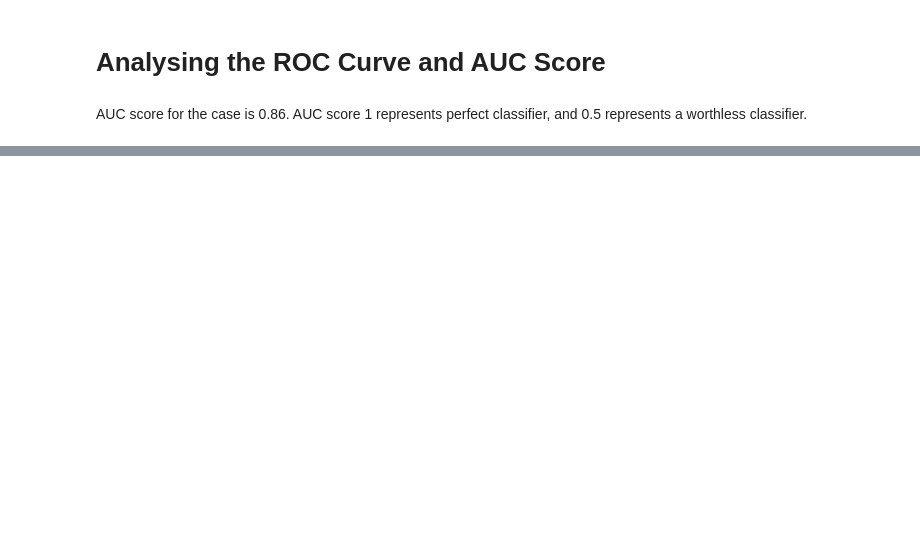
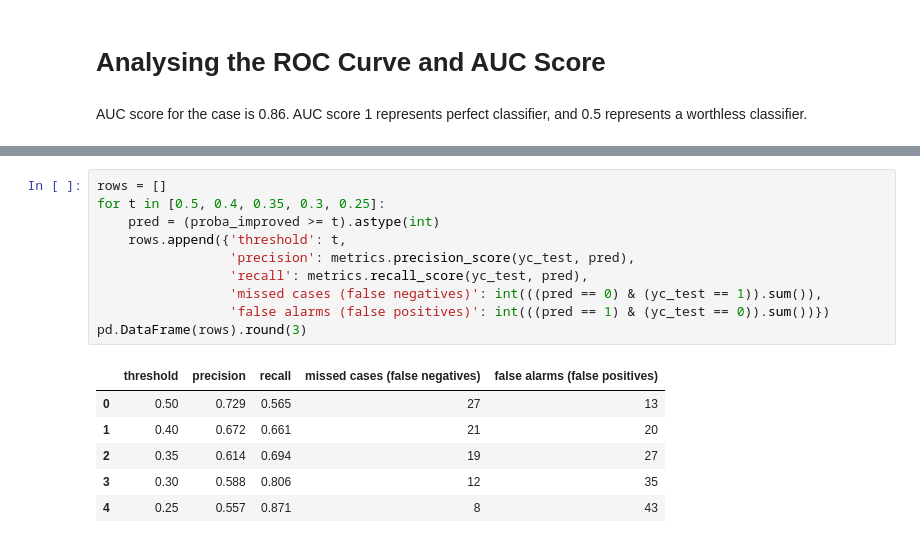
Before and after one commit to SOUJU96/QA-Automation-Portfolio, a Jupyter notebook: Machine-Learning-Python/Diabetes-Logistic-Regression/Diabetes_Logistic_Regression_ROC_AUC.ipynb, the cells around one changed output, grey strips where cells are left out. Drawn from its saved outputs; the diff is of its cells as text; blank space fills up the shorter version.

```diff
--- a/Machine-Learning-Python/Diabetes-Logistic-Regression/Diabetes_Logistic_Regression_ROC_AUC.ipynb
+++ b/Machine-Learning-Python/Diabetes-Logistic-Regression/Diabetes_Logistic_Regression_ROC_AUC.ipynb
@@ -326,0 +439,17 @@ AUC score for the case is 0.86. AUC score 1 represents perfect classifier, and 0
+# %%
+rows = []
+for t in [0.5, 0.4, 0.35, 0.3, 0.25]:
+    pred = (proba_improved >= t).astype(int)
+    rows.append({'threshold': t,
+                 'precision': metrics.precision_score(yc_test, pred),
+                 'recall': metrics.recall_score(yc_test, pred),
+                 'missed cases (false negatives)': int(((pred == 0) & (yc_test == 1)).sum()),
+                 'false alarms (false positives)': int(((pred == 1) & (yc_test == 0)).sum())})
+pd.DataFrame(rows).round(3)
+# %% [output]
+|  | threshold | precision | recall | missed cases (false negatives) | false alarms (false positives) |
+| 0 | 0.50 | 0.729 | 0.565 | 27 | 13 |
+| 1 | 0.40 | 0.672 | 0.661 | 21 | 20 |
+| 2 | 0.35 | 0.614 | 0.694 | 19 | 27 |
+| 3 | 0.30 | 0.588 | 0.806 | 12 | 35 |
+| 4 | 0.25 | 0.557 | 0.871 | 8 | 43 |
```
Also changed, not shown: parts of 31 cells of this notebook, 1 other file.
